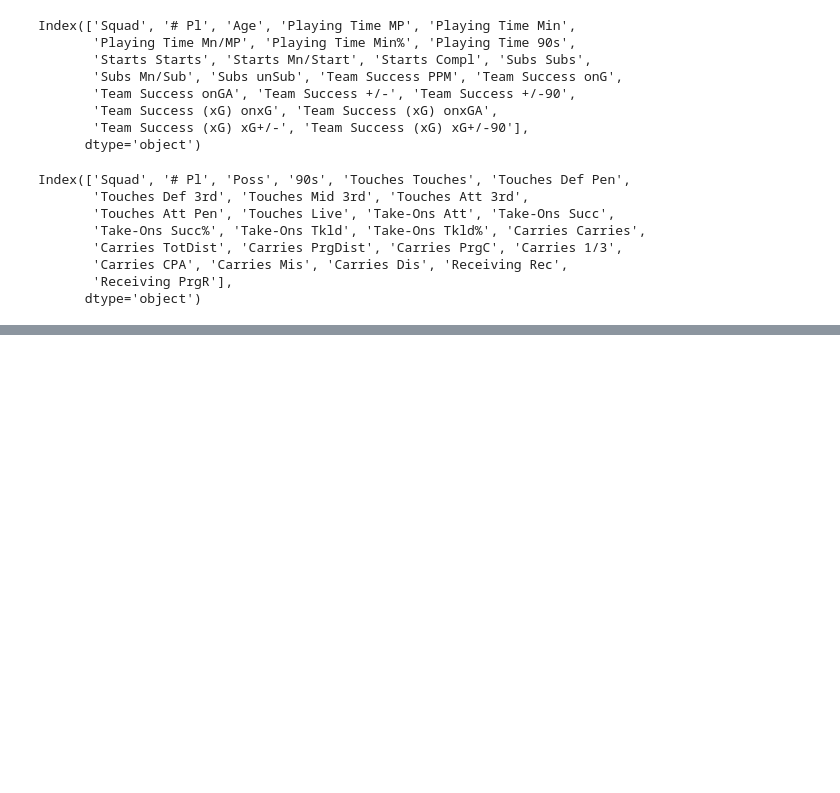
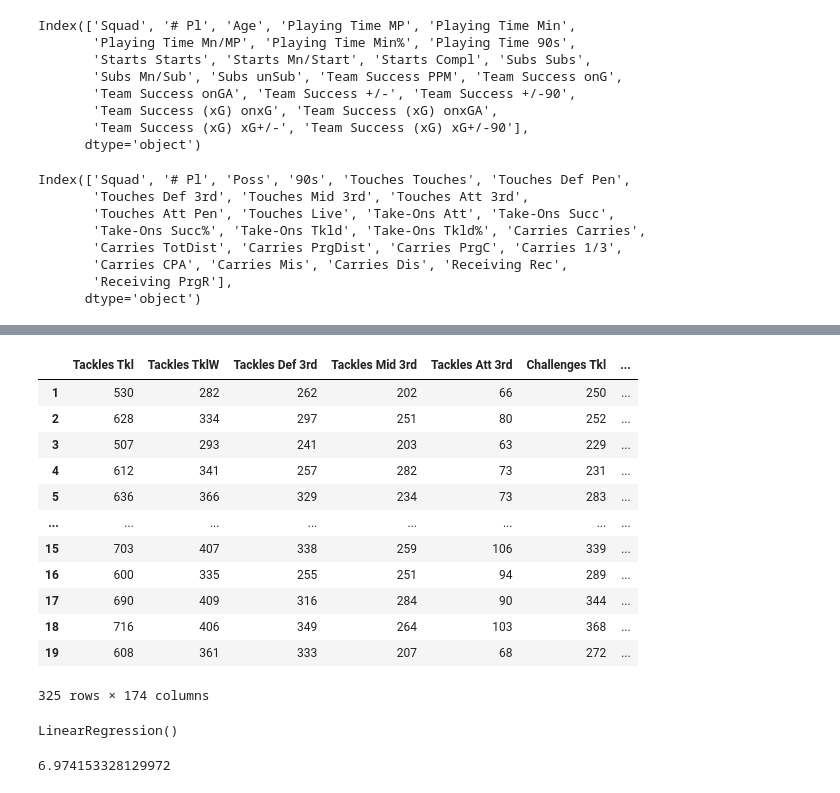
Before and after one commit to sambuddharay/FinalYearProject, a Jupyter notebook: model1/important_features.ipynb, the cells around one changed output, grey strips where cells are left out. Saved outputs shown, nothing was run; the diff lists cells and outputs as text; code cells hidden in the pictures; blank space fills up the shorter version.

```diff
--- a/model1/important_features.ipynb
+++ b/model1/important_features.ipynb
@@ -1135,0 +1162,2 @@ df_all_leagues.columns.to_list()
+# %%
+df_all_leagues = df_all_leagues.dropna()
@@ -1135,0 +1180,26 @@ df_all_leagues.columns.to_list()
+# %%
+X_train = df_all_leagues.drop(['Squad', 'Points'], axis=1)
+X_train
+# %% [output]
+|  | Tackles Tkl | Tackles TklW | Tackles Def 3rd | Tackles Mid 3rd | Tackles Att 3rd | Challenges Tkl | ... |
+| 1 | 530 | 282 | 262 | 202 | 66 | 250 | ... |
+| 2 | 628 | 334 | 297 | 251 | 80 | 252 | ... |
+| 3 | 507 | 293 | 241 | 203 | 63 | 229 | ... |
+| 4 | 612 | 341 | 257 | 282 | 73 | 231 | ... |
+| 5 | 636 | 366 | 329 | 234 | 73 | 283 | ... |
+| ... | ... | ... | ... | ... | ... | ... | ... |
+| 15 | 703 | 407 | 338 | 259 | 106 | 339 | ... |
+| 16 | 600 | 335 | 255 | 251 | 94 | 289 | ... |
+| 17 | 690 | 409 | 316 | 284 | 90 | 344 | ... |
+| 18 | 716 | 406 | 349 | 264 | 103 | 368 | ... |
+| 19 | 608 | 361 | 333 | 207 | 68 | 272 | ... |
+325 rows × 174 columns
+# %%
+lr = LinearRegression()
+lr.fit(X_train, y_train)
+# %% [output]
+LinearRegression()
+# %%
+lr.intercept_
+# %% [output]
+6.974153328129972
```
Also changed, not shown: parts of 49 cells of this notebook.
